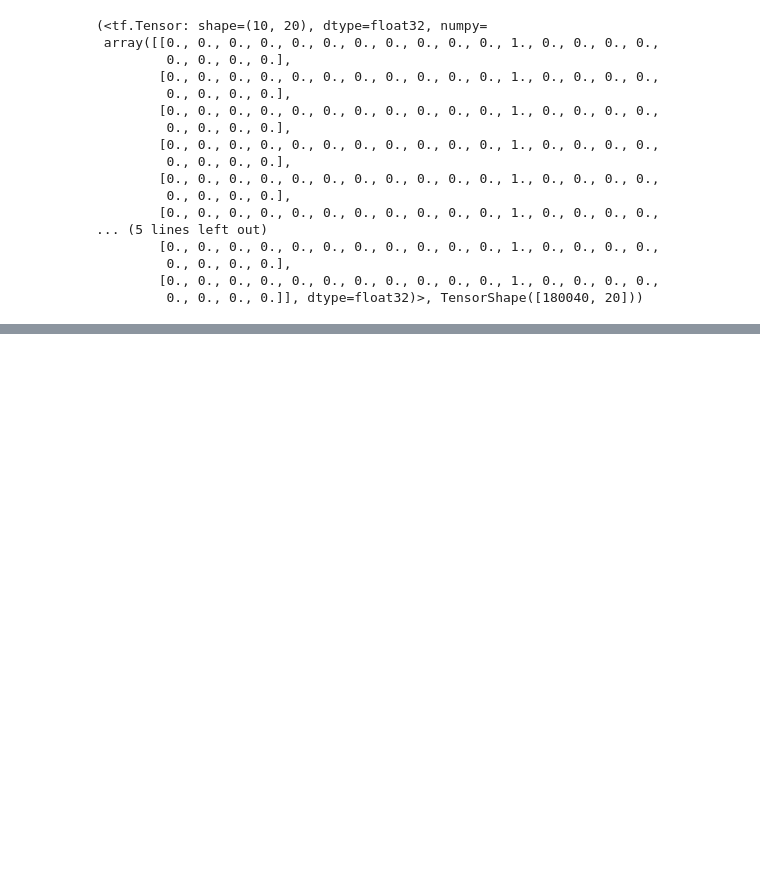
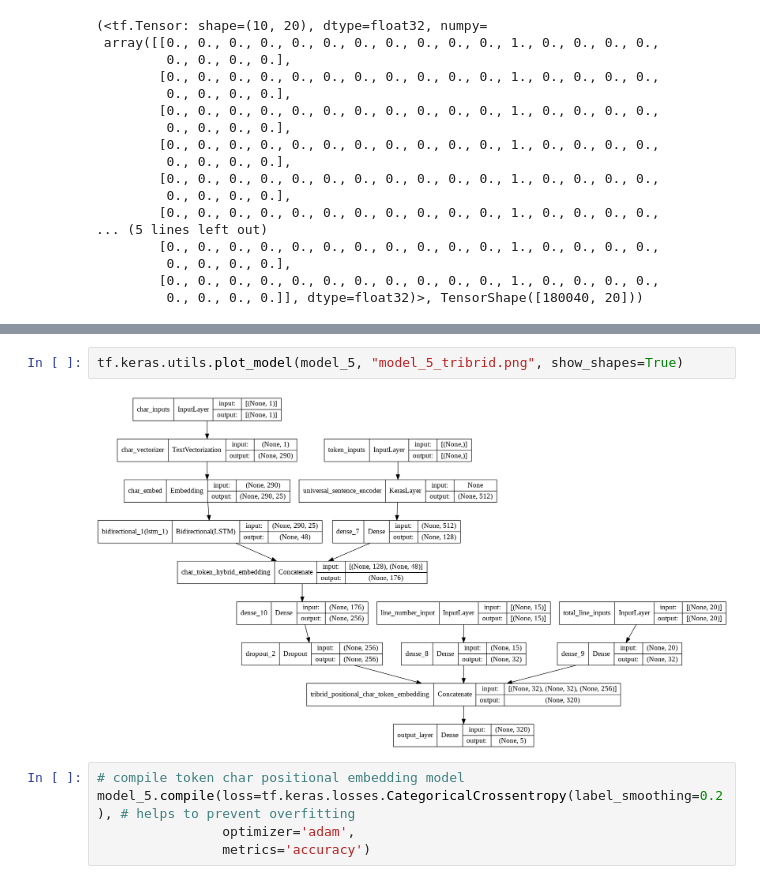
Before and after one commit to Kgs-Mathaba/NLP-sequential-sentence-classification-Project, a Jupyter notebook: SkimLit.ipynb, the cells around one changed output, grey strips where cells are left out. Saved outputs shown, nothing was run; the diff lists cells and outputs as text; blank space fills up the shorter version.

```diff
--- a/SkimLit.ipynb
+++ b/SkimLit.ipynb
@@ -1136,0 +1214,9 @@ train_total_lines_one_hot[:10], train_total_lines_one_hot.shape
+# %%
+tf.keras.utils.plot_model(model_5, "model_5_tribrid.png", show_shapes=True)
+# %% [output]
+[figure, added]
+# %%
+# compile token char positional embedding model
+model_5.compile(loss=tf.keras.losses.CategoricalCrossentropy(label_smoothing=0.2), # helps to prevent overfitting
+                optimizer='adam',
+                metrics='accuracy')
```
Also changed, not shown: parts of 51 cells of this notebook.
